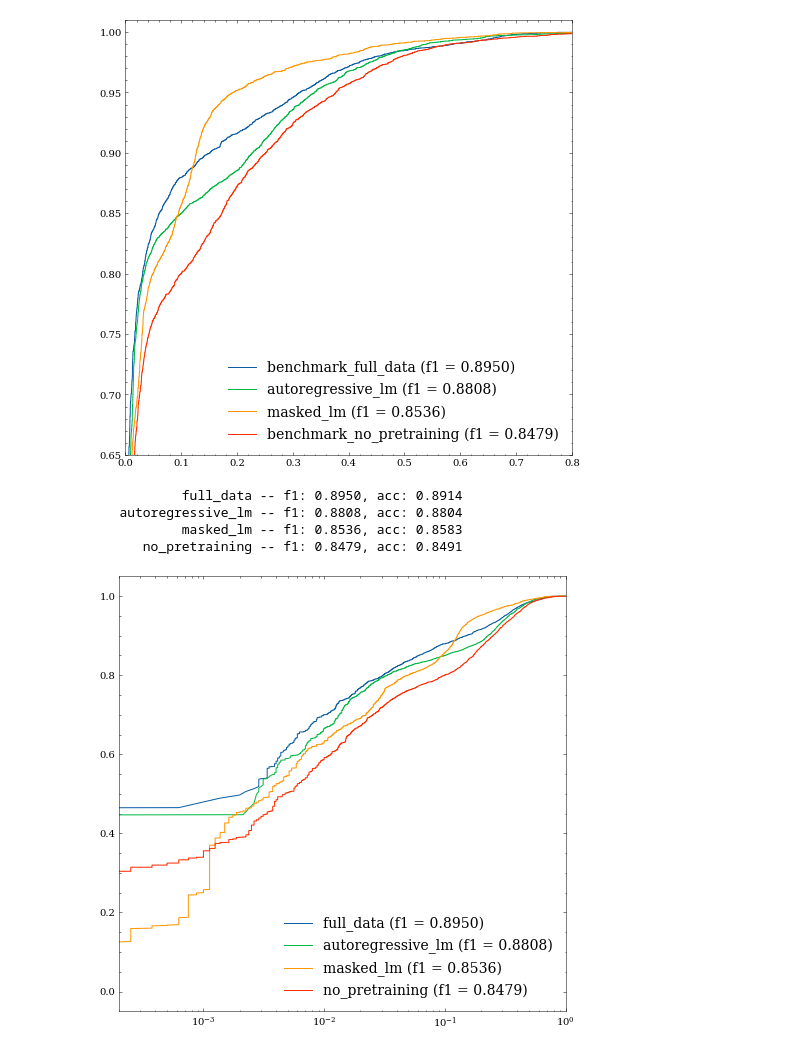
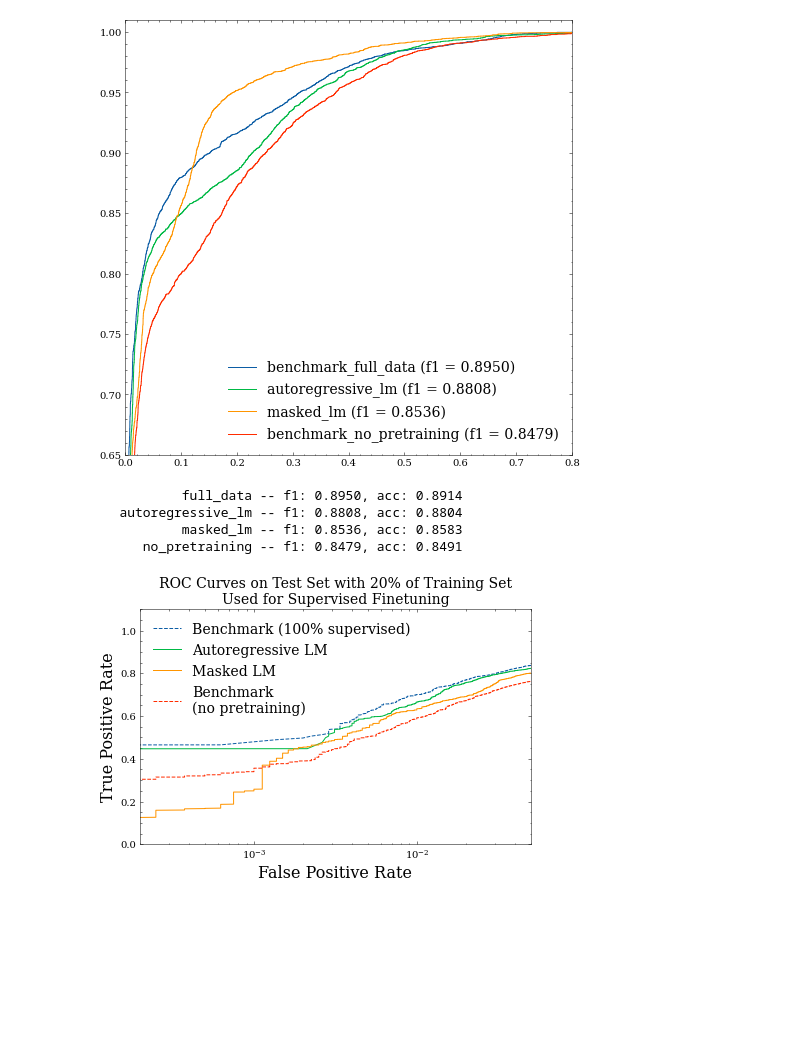
Before and after one commit to dtrizna/nebula, a Jupyter notebook: evaluation/pretraining/mlm_vs_ar_eval.ipynb, the cells around one changed output. Cells and saved outputs as stored; diff of their text form; code cells hidden in the pictures; blank space fills up the shorter version.

```diff
--- a/evaluation/pretraining/mlm_vs_ar_eval.ipynb
+++ b/evaluation/pretraining/mlm_vs_ar_eval.ipynb
@@ -191,18 +140,48 @@ _ = ax.legend(fontsize=14)
            masked_lm -- f1: 0.8536, acc: 0.8583
 benchmark_no_pretraining -- f1: 0.8479, acc: 0.8491
 [figure]
-# %%
-fig, ax = plt.subplots(figsize=(8, 8))
-
-for model_name, logit in logits.items():
-    model_name = model_name.replace("benchmark_", "") if "benchmark_" in model_name else model_name
-    plot_roc(y_test, logit, model_name, ax, semilogx=True)
-
-ax.set_xlim(0.0002, 1)
-_ = ax.legend(fontsize=14)
-# %% [output]
-           full_data -- f1: 0.8950, acc: 0.8914
-   autoregressive_lm -- f1: 0.8808, acc: 0.8804
-           masked_lm -- f1: 0.8536, acc: 0.8583
-      no_pretraining -- f1: 0.8479, acc: 0.8491
-[figure, removed]
+# %%
+from nebula.misc.plots import set_size
+fig, ax = plt.subplots(figsize=set_size())
+
+for model_name, logit in logits.items():
+    model_name = model_name.replace("benchmark_", "") if "benchmark_" in model_name else model_name
+    plot_roc(y_test, logit, model_name, ax, semilogx=True)
+
+ax.set_xlim(0.0002, 0.05)
+ax.set_ylim(0, 1.1)
+handles, labels = ax.get_legend_handles_labels()
+
+f1_scores = [float(label.split("f1 = ")[1].split(")")[0]) for label in labels]
+
+# new_labels = [
+#     f"Benchmark: fully supervised (F1={f1_scores[0]:.2f})",
+#     f"Autoregressive LM (F1={f1_scores[1]:.2f})",
+#     f"Masked LM (F1={f1_scores[2]:.2f})",
+#     f"Benchmark: no pretraining (F1={f1_scores[3]:.2f})",
+# ]
+
+# as above, but w/o f1
+new_labels = [
+    "Benchmark (100% supervised)",
+    "Autoregressive LM",
+    "Masked LM",
+    "Benchmark\n(no pretraining)",
+]
+handles[0].set_linestyle("--")
+handles[3].set_linestyle("--")
+
+ax.legend(handles, new_labels, fontsize=14, loc='upper left')
+
+ax.set_ylabel("True Positive Rate", fontsize=16)
+ax.set_xlabel("False Positive Rate", fontsize=16)
+
+ax.set_title("ROC Curves on Test Set with 20% of Training Set\nUsed for Supervised Finetuning", fontsize=14)
+
+fig.savefig('img/training_modes_roc_semilogx.pdf', dpi=300, bbox_inches='tight')
+# %% [output]
+           full_data -- f1: 0.8950, acc: 0.8914
+   autoregressive_lm -- f1: 0.8808, acc: 0.8804
+           masked_lm -- f1: 0.8536, acc: 0.8583
+      no_pretraining -- f1: 0.8479, acc: 0.8491
+[figure, added]
```
Also changed, not shown: parts of 1 cell of this notebook, 59 other files.
